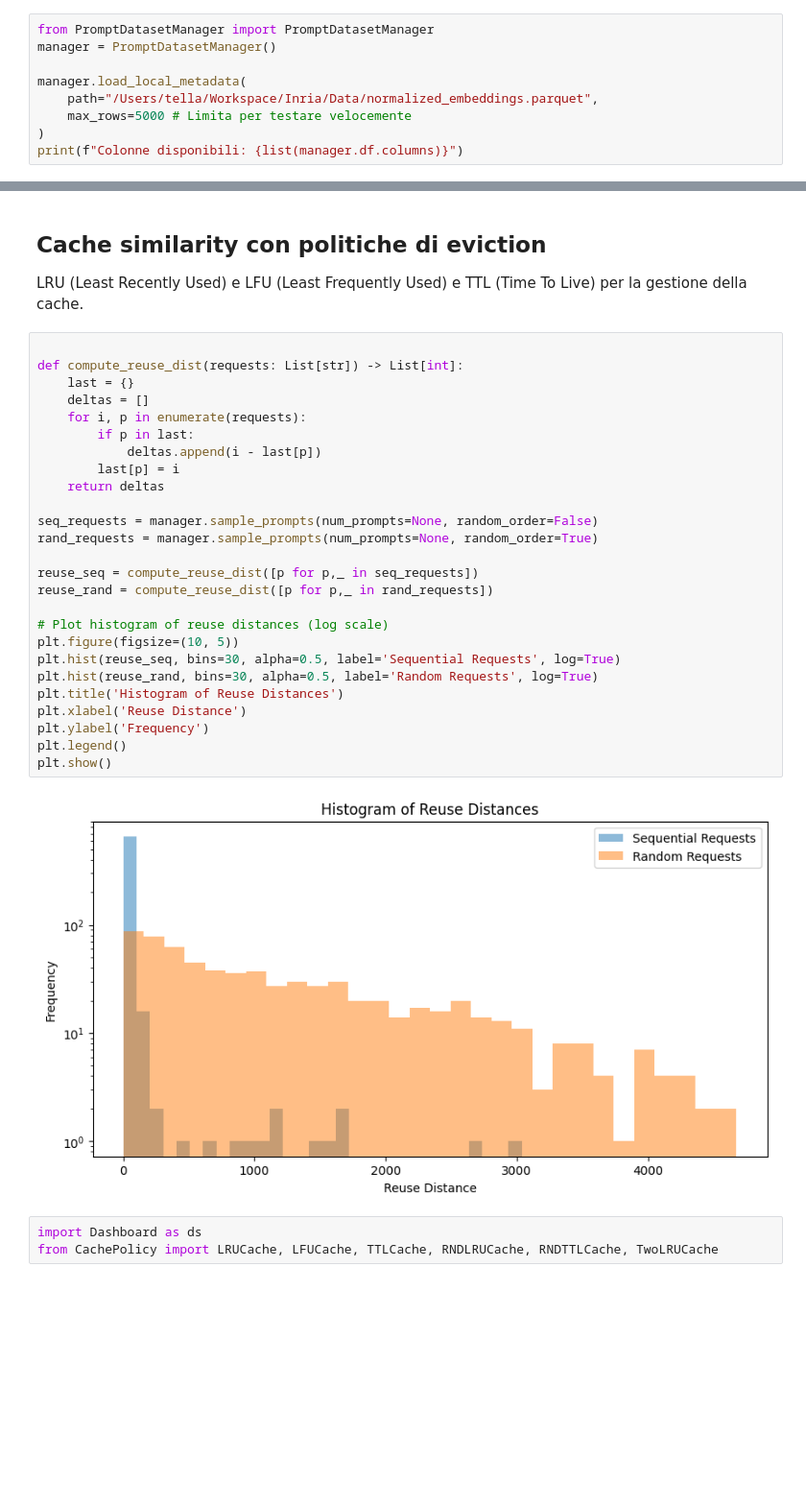
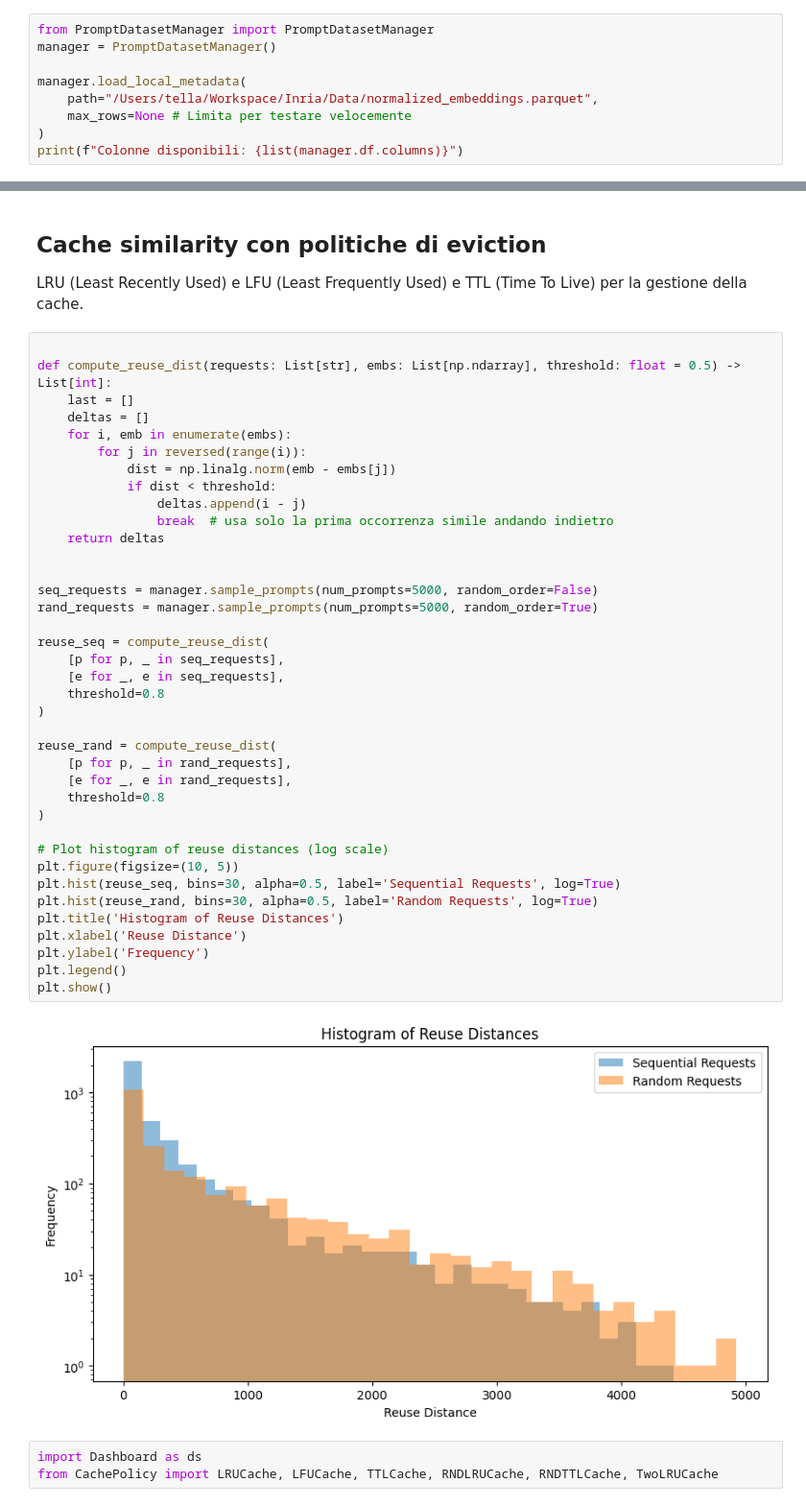
Before and after one commit to PtrTella/Inria, a Jupyter notebook: Code/Project/CachingEval.ipynb, the cells around one changed output, grey strips where cells are left out. Shown at 96% size. Cells and saved outputs as stored; diff of their text form; blank space fills up the shorter version.

```diff
--- a/Code/Project/CachingEval.ipynb
+++ b/Code/Project/CachingEval.ipynb
@@ -12,7 +12,7 @@ manager = PromptDatasetManager()
 
 manager.load_local_metadata(
     path="/Users/tella/Workspace/Inria/Data/normalized_embeddings.parquet",
-    max_rows=5000 # Limita per testare velocemente
+    max_rows=None # Limita per testare velocemente
 )
 print(f"Colonne disponibili: {list(manager.df.columns)}")
 # %% [output]
@@ -23,32 +23,44 @@ Colonne disponibili: ['prompt', 'clip_emb', 'user_name', 'timestamp']
 LRU (Least Recently Used) e LFU (Least Frequently Used) e TTL (Time To Live) per la gestione della cache.
 # %%
 
-def compute_reuse_dist(requests: List[str]) -> List[int]:
-    last = {}
+def compute_reuse_dist(requests: List[str], embs: List[np.ndarray], threshold: float = 0.5) -> List[int]:
+    last = []
     deltas = []
-    for i, p in enumerate(requests):
-        if p in last:
-            deltas.append(i - last[p])
-        last[p] = i
+    for i, emb in enumerate(embs):
+        for j in reversed(range(i)):
+            dist = np.linalg.norm(emb - embs[j])
+            if dist < threshold:
+                deltas.append(i - j)
+                break  # usa solo la prima occorrenza simile andando indietro
     return deltas
 
-seq_requests = manager.sample_prompts(num_prompts=None, random_order=False)
-rand_requests = manager.sample_prompts(num_prompts=None, random_order=True)
 
-reuse_seq = compute_reuse_dist([p for p,_ in seq_requests])
-reuse_rand = compute_reuse_dist([p for p,_ in rand_requests])
+seq_requests = manager.sample_prompts(num_prompts=5000, random_order=False)
+rand_requests = manager.sample_prompts(num_prompts=5000, random_order=True)
+
+reuse_seq = compute_reuse_dist(
+    [p for p, _ in seq_requests],
+    [e for _, e in seq_requests],
+    threshold=0.8
+)
+
+reuse_rand = compute_reuse_dist(
+    [p for p, _ in rand_requests],
+    [e for _, e in rand_requests],
+    threshold=0.8
+)
 
 # Plot histogram of reuse distances (log scale)
 plt.figure(figsize=(10, 5))
 plt.hist(reuse_seq, bins=30, alpha=0.5, label='Sequential Requests', log=True)
 plt.hist(reuse_rand, bins=30, alpha=0.5, label='Random Requests', log=True)
 plt.title('Histogram of Reuse Distances')
 plt.xlabel('Reuse Distance')
 plt.ylabel('Frequency')
 plt.legend()
 plt.show()
 # %% [output]
-[figure, old version]
+[figure, new version]
 # %%
 import Dashboard as ds
 from CachePolicy import LRUCache, LFUCache, TTLCache, RNDLRUCache, RNDTTLCache, TwoLRUCache
```
Also changed, not shown: parts of 3 cells of this notebook, 6 other files.
